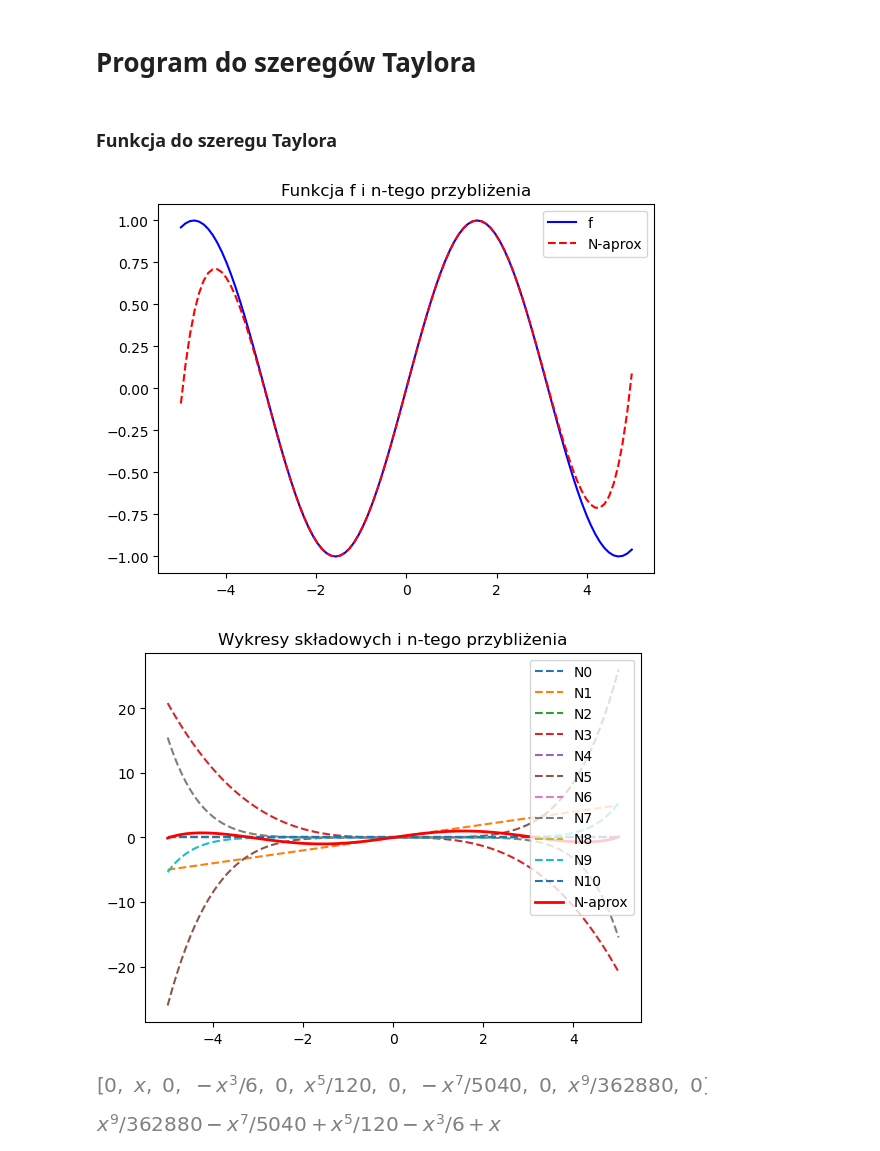
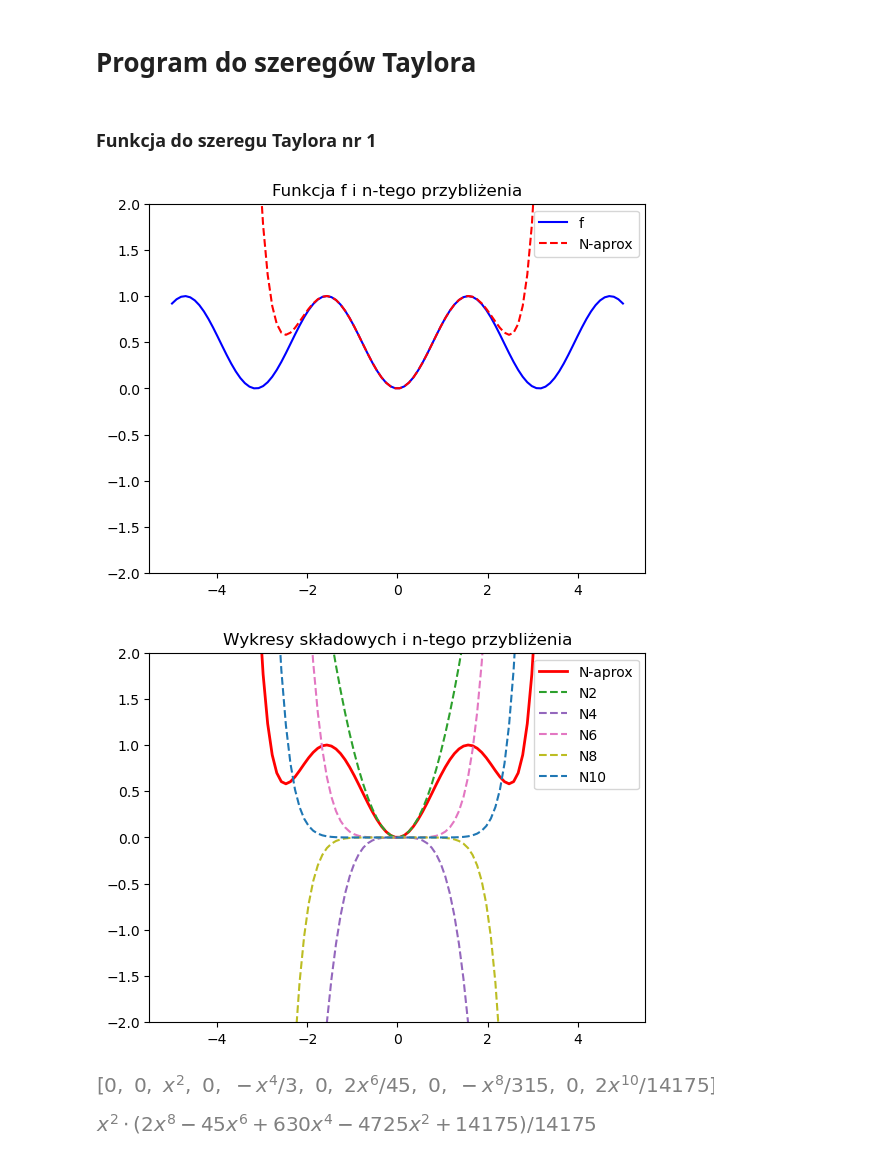
Before and after one commit to pzajaczkowski/ONWP, a Jupyter notebook: lista6/taylor.ipynb, the cells around one changed output. Drawn from its saved outputs; the diff is of its cells as text; code cells hidden in the pictures.

Commit message:
taylor1 cd

```diff
--- a/lista6/taylor.ipynb
+++ b/lista6/taylor.ipynb
@@ -25,11 +28,8 @@ import numpy as np
 x, y, z, r, t, k = symbols("x y z r t, k", real=True)
 init_printing(use_unicode=True)
 # %% [markdown]
-### Funkcja do szeregu Taylora
+### Funkcja do szeregu Taylora nr 1
 # %%
-import numpy as np
-
-
 def taylor1(f, n, x0=0):
     # W1: wyliczenie składowych
     skladowe = []
@@ -41,22 +41,27 @@ def taylor1(f, n, x0=0):
 
     x_vals = np.linspace(x0 - 5, x0 + 5, 100)
     f_vals = [f.subs(x, val) for val in x_vals]
+    fmax, fmin = int(max(f_vals)) + 2, int(min(f_vals)) - 2
     n_aprox_vals = [n_aprox.subs(x, val) for val in x_vals]
 
     # W3: generowanie wykresu n-tego przybliżenia i f
     plt.plot(x_vals, f_vals, label="f", color="blue")
     plt.plot(x_vals, n_aprox_vals, label="N-aprox", color="red", linestyle="dashed")
+    plt.ylim(fmin, fmax)
     plt.title("Funkcja f i n-tego przybliżenia")
     plt.legend()
 
     plt.show()
 
     # W4: generowanie wykresów
+    plt.plot(x_vals, n_aprox_vals, label="N-aprox", color="red", linewidth=2)
     for i, func in enumerate(skladowe):
+        if func == 0:
+            continue
         func_vals = [func.subs(x, val) for val in x_vals]
         plt.plot(x_vals, func_vals, label=f"N{i}", color=f"C{i}", linestyle="dashed")
 
-    plt.plot(x_vals, n_aprox_vals, label="N-aprox", color="red", linewidth=2)
+    plt.ylim(fmin, fmax)
     plt.title("Wykresy składowych i n-tego przybliżenia")
     plt.legend()
 
@@ -64,11 +69,11 @@ def taylor1(f, n, x0=0):
 
     return skladowe, n_aprox
 # %%
-skladowe, n_aprox = taylor1(sin(x), 10)
+skladowe, n_aprox = taylor1((sin(x) ** 2), 10)
 display(skladowe)
 display(n_aprox)
 # %% [output]
-[figure, old version]
+[figure, new version]
-[figure, old version]
+[figure, new version]
-[figure, old version]
+[figure, new version]
-[figure, old version]
+[figure, new version]
```
Also changed, not shown: parts of 1 cell of this notebook.
